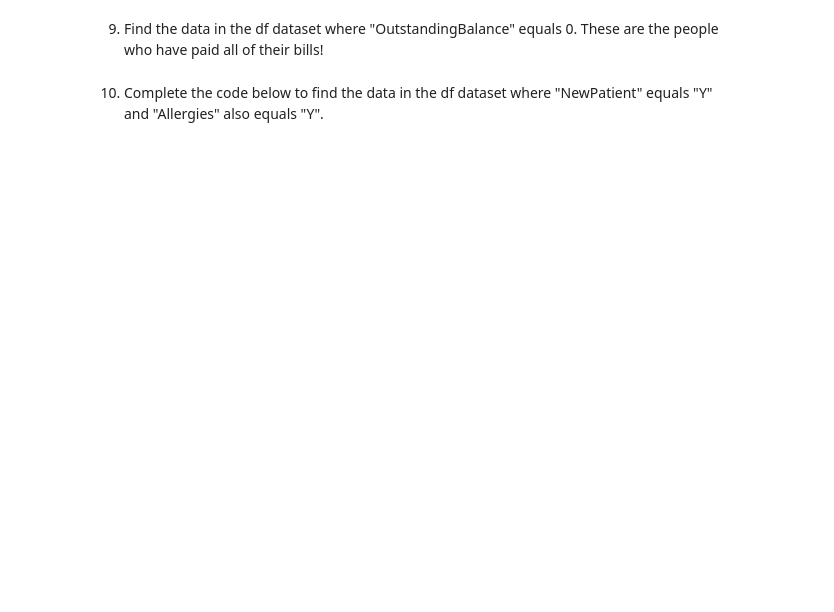
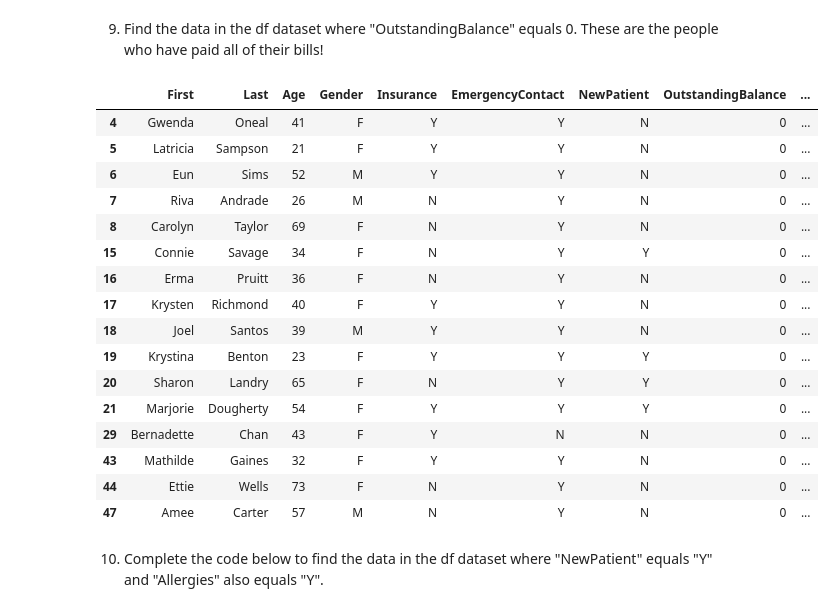
Before and after one commit to rabino15/Module-8---Exploring-Data, a Jupyter notebook: Module 8 - Exploring Data (1).ipynb, the cells around one changed output. Cells and saved outputs as stored; diff of their text form; code cells hidden in the pictures; blank space fills up the shorter version.

```diff
--- a/Module 8 - Exploring Data (1).ipynb
+++ b/Module 8 - Exploring Data (1).ipynb
@@ -650,4 +843,24 @@ df[df['NewPatient']=='Y']
 # %% [markdown]
 9. Find the data in the df dataset where "OutstandingBalance" equals 0. These are the people who have paid all of their bills!
+# %%
+df[df['OutstandingBalance']==0.0]
+# %% [output]
+|  | First | Last | Age | Gender | Insurance | EmergencyContact | NewPatient | OutstandingBalance | ... |
+| 4 | Gwenda | Oneal | 41 | F | Y | Y | N | 0 | ... |
+| 5 | Latricia | Sampson | 21 | F | Y | Y | N | 0 | ... |
+| 6 | Eun | Sims | 52 | M | Y | Y | N | 0 | ... |
+| 7 | Riva | Andrade | 26 | M | N | Y | N | 0 | ... |
+| 8 | Carolyn | Taylor | 69 | F | N | Y | N | 0 | ... |
+| 15 | Connie | Savage | 34 | F | N | Y | Y | 0 | ... |
+| 16 | Erma | Pruitt | 36 | F | N | Y | N | 0 | ... |
+| 17 | Krysten | Richmond | 40 | F | Y | Y | N | 0 | ... |
+| 18 | Joel | Santos | 39 | M | Y | Y | N | 0 | ... |
+| 19 | Krystina | Benton | 23 | F | Y | Y | Y | 0 | ... |
+| 20 | Sharon | Landry | 65 | F | N | Y | Y | 0 | ... |
+| 21 | Marjorie | Dougherty | 54 | F | Y | Y | Y | 0 | ... |
+| 29 | Bernadette | Chan | 43 | F | Y | N | N | 0 | ... |
+| 43 | Mathilde | Gaines | 32 | F | Y | Y | N | 0 | ... |
+| 44 | Ettie | Wells | 73 | F | N | Y | N | 0 | ... |
+| 47 | Amee | Carter | 57 | M | N | Y | N | 0 | ... |
 # %% [markdown]
 10. Complete the code below to find the data in the df dataset where "NewPatient" equals "Y" and "Allergies" also equals "Y".
```
Also changed, not shown: parts of 24 cells of this notebook.
